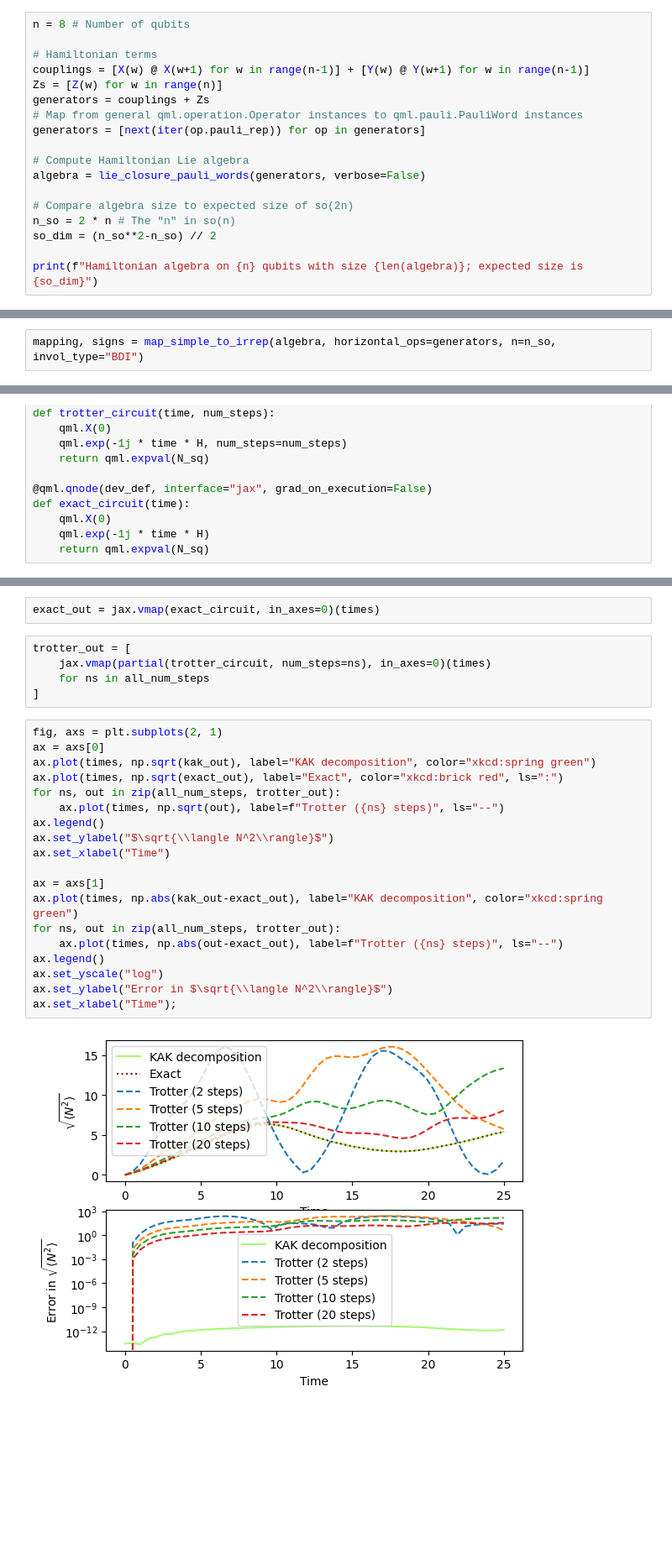
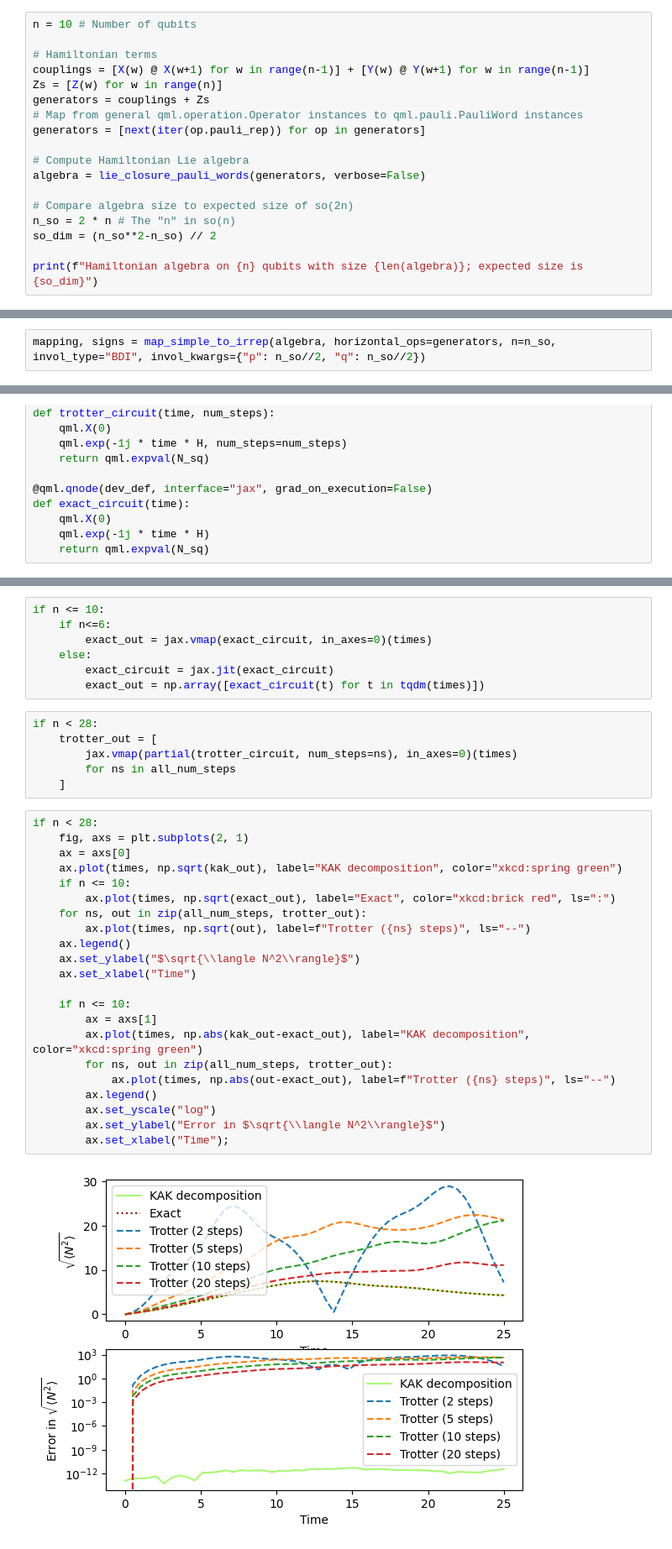
Before and after one commit to dwierichs/kak-tools, a Jupyter notebook: notebooks/fdhs.ipynb, the cells around one changed output, grey strips where cells are left out. Shown at 84% size. Saved outputs shown, nothing was run; the diff lists cells and outputs as text; blank space fills up the shorter version.

```diff
--- a/notebooks/fdhs.ipynb
+++ b/notebooks/fdhs.ipynb
@@ -29,7 +30,7 @@ $
 
 and computing their Lie closure. We obtain a reducible representation of $\mathfrak{so}(2n)$ on $\mathbb{C}^{2^n}$.
 # %%
-n = 8 # Number of qubits
+n = 10 # Number of qubits
 
 # Hamiltonian terms
 couplings = [X(w) @ X(w+1) for w in range(n-1)] + [Y(w) @ Y(w+1) for w in range(n-1)]
@@ -75,7 +76,7 @@ $$
 We therefore make sure to map the Hamiltonian Pauli words to such elements with $i<n$ and $j\geq n$, by passing `generators` to `map_simple_to_irrep`
 and the involution type `"BDI"`.
 # %%
-mapping, signs = map_simple_to_irrep(algebra, horizontal_ops=generators, n=n_so, invol_type="BDI")
+mapping, signs = map_simple_to_irrep(algebra, horizontal_ops=generators, n=n_so, invol_type="BDI", invol_kwargs={"p": n_so//2, "q": n_so//2})
 # %% [markdown]
 This mapping can now be used to create dense matrices in the irreducible representation:
 # %%
@@ -245,31 +250,40 @@ kak_out = np.abs(kak_out)
 # %%
-exact_out = jax.vmap(exact_circuit, in_axes=0)(times)
+if n <= 10:
+    if n<=6:
+        exact_out = jax.vmap(exact_circuit, in_axes=0)(times)
+    else:
+        exact_circuit = jax.jit(exact_circuit)
+        exact_out = np.array([exact_circuit(t) for t in tqdm(times)])
 # %%
-trotter_out = [
-    jax.vmap(partial(trotter_circuit, num_steps=ns), in_axes=0)(times)
-    for ns in all_num_steps
-]
+if n < 28:
+    trotter_out = [
+        jax.vmap(partial(trotter_circuit, num_steps=ns), in_axes=0)(times)
+        for ns in all_num_steps
+    ]
 # %%
-fig, axs = plt.subplots(2, 1)
-ax = axs[0]
-ax.plot(times, np.sqrt(kak_out), label="KAK decomposition", color="xkcd:spring green")
-ax.plot(times, np.sqrt(exact_out), label="Exact", color="xkcd:brick red", ls=":")
-for ns, out in zip(all_num_steps, trotter_out):
-    ax.plot(times, np.sqrt(out), label=f"Trotter ({ns} steps)", ls="--")
-ax.legend()
-ax.set_ylabel("$\sqrt{\\langle N^2\\rangle}$")
-ax.set_xlabel("Time")
+if n < 28:
+    fig, axs = plt.subplots(2, 1)
+    ax = axs[0]
+    ax.plot(times, np.sqrt(kak_out), label="KAK decomposition", color="xkcd:spring green")
+    if n <= 10:
+        ax.plot(times, np.sqrt(exact_out), label="Exact", color="xkcd:brick red", ls=":")
+    for ns, out in zip(all_num_steps, trotter_out):
+        ax.plot(times, np.sqrt(out), label=f"Trotter ({ns} steps)", ls="--")
+    ax.legend()
+    ax.set_ylabel("$\sqrt{\\langle N^2\\rangle}$")
+    ax.set_xlabel("Time")
 
-ax = axs[1]
-ax.plot(times, np.abs(kak_out-exact_out), label="KAK decomposition", color="xkcd:spring green")
-for ns, out in zip(all_num_steps, trotter_out):
-    ax.plot(times, np.abs(out-exact_out), label=f"Trotter ({ns} steps)", ls="--")
-ax.legend()
-ax.set_yscale("log")
-ax.set_ylabel("Error in $\sqrt{\\langle N^2\\rangle}$")
-ax.set_xlabel("Time");
+    if n <= 10:
+        ax = axs[1]
+        ax.plot(times, np.abs(kak_out-exact_out), label="KAK decomposition", color="xkcd:spring green")
+        for ns, out in zip(all_num_steps, trotter_out):
+            ax.plot(times, np.abs(out-exact_out), label=f"Trotter ({ns} steps)", ls="--")
+        ax.legend()
+        ax.set_yscale("log")
+        ax.set_ylabel("Error in $\sqrt{\\langle N^2\\rangle}$")
+        ax.set_xlabel("Time");
 # %% [output]
-[figure, old version]
+[figure, new version]
 # %%
 def get_paulirot_count(qnode):
     var_types = {"PauliRot", "IsingXX", "IsingYY", "RZ"}
```
Also changed, not shown: parts of 9 cells of this notebook, 3 other files.
